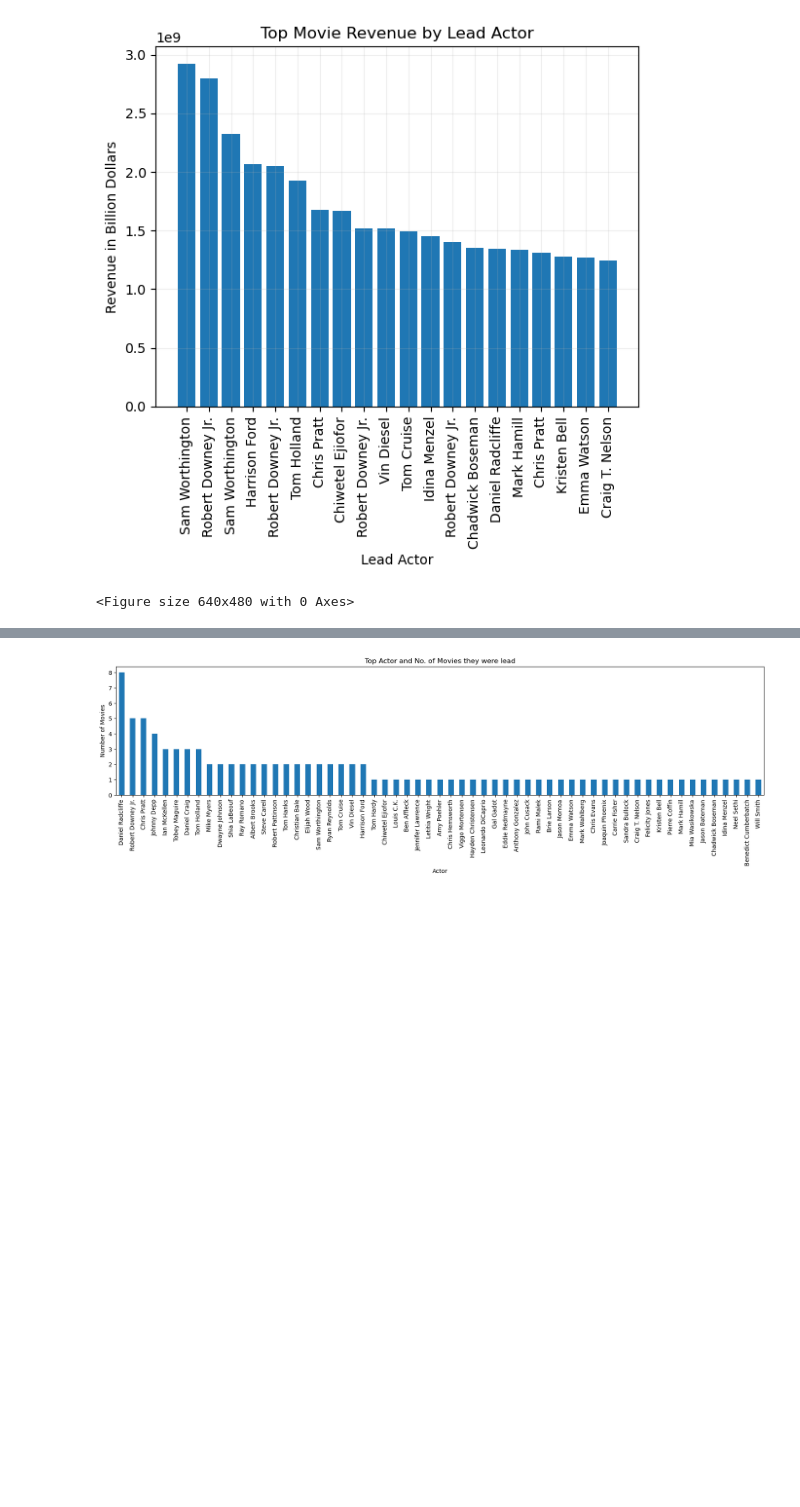
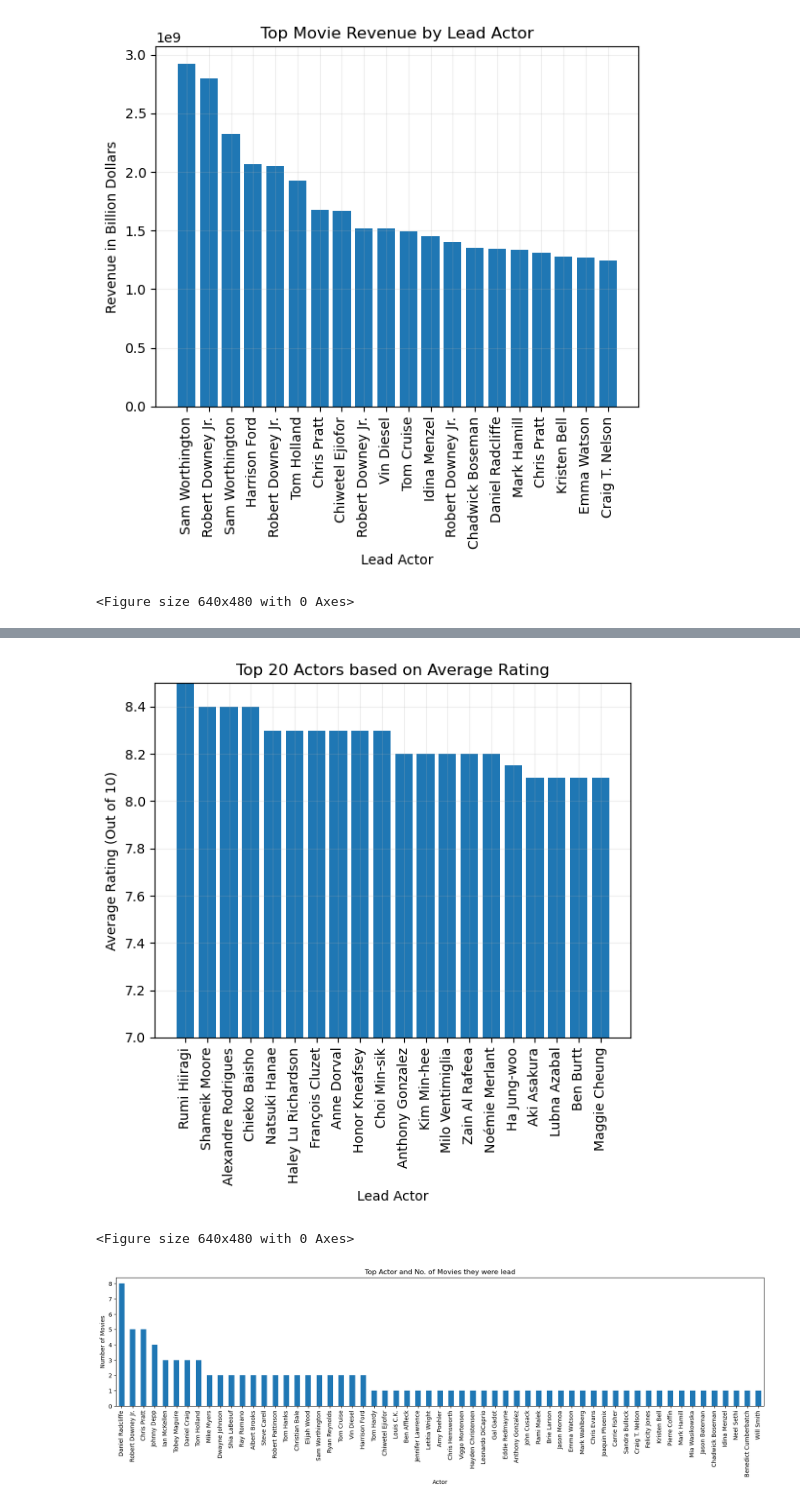
Before and after one commit to calirave/project1, a Jupyter notebook: Data Manipulation/Data Cleaning and Manipulation/Batch 2.ipynb, the cells around one changed output, grey strips where cells are left out. Saved outputs shown, nothing was run; the diff lists cells and outputs as text; code cells hidden in the pictures; blank space fills up the shorter version.

```diff
--- a/Data Manipulation/Data Cleaning and Manipulation/Batch 2.ipynb
+++ b/Data Manipulation/Data Cleaning and Manipulation/Batch 2.ipynb
@@ -77,4 +104,33 @@ plt.savefig('../../Analysis/Visualizations/batch2_topactorbyrating.png')
 <Figure size 640x480 with 0 Axes>
+# %%
+#Create a graph showing Top 20 Actors based on Average Rating
+actor_ave_rate_df = df[["1st Billing", "Average Rating (Out of 10)"]].copy()
+
+#Group the data by Actor and Calculate for Average Rating
+group_actorave_rate = actor_ave_rate_df.groupby(["1st Billing"])
+actor_ave_rate_df = group_actorave_rate.mean()
+topactor_ave_rate_df = actor_ave_rate_df.sort_values("Average Rating (Out of 10)", ascending=False).head(20)
+topactor_ave_rate_df
+
+
+x = np.arange(len(topactor_ave_rate_df))
+tic_loc = [value for value in x]
+
+plt.bar(x, topactor_ave_rate_df["Average Rating (Out of 10)"], align='center')
+plt.xticks(tic_loc, topactor_ave_rate_df.index, rotation="vertical")
+plt.xlabel("Lead Actor")
+plt.ylabel("Average Rating (Out of 10)")
+plt.title("Top 20 Actors based on Average Rating")
+plt.yscale("linear")
+plt.grid(alpha=.2)
+
+plt.ylim (7, 8.5)
+plt.show()
+
+plt.savefig('../../Analysis/Visualizations/batch2_topactorbyratinAVE.png')
+# %% [output]
+[figure, added]
+<Figure size 640x480 with 0 Axes>
 # %%
 # Is there an Lead Actor that starred in more than 1 Movie that is part of the Top 100 Movies based on revenue
 #Sort to highest revenue
```
Also changed, not shown: parts of 9 cells of this notebook, 4 other files.
